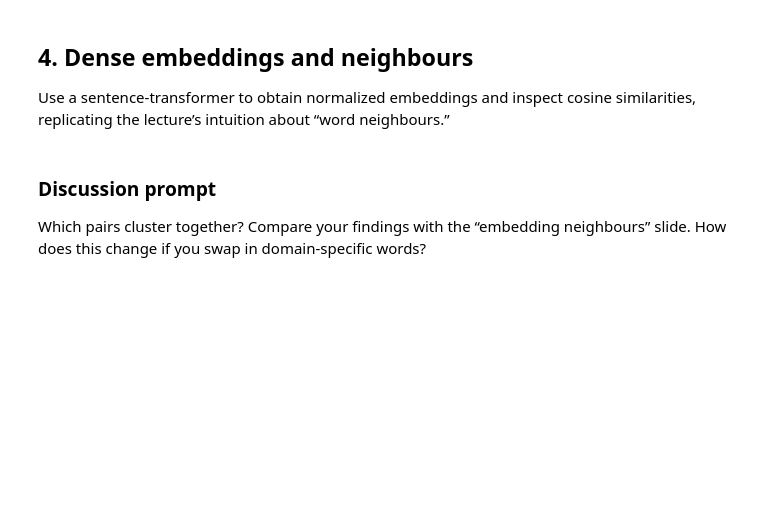
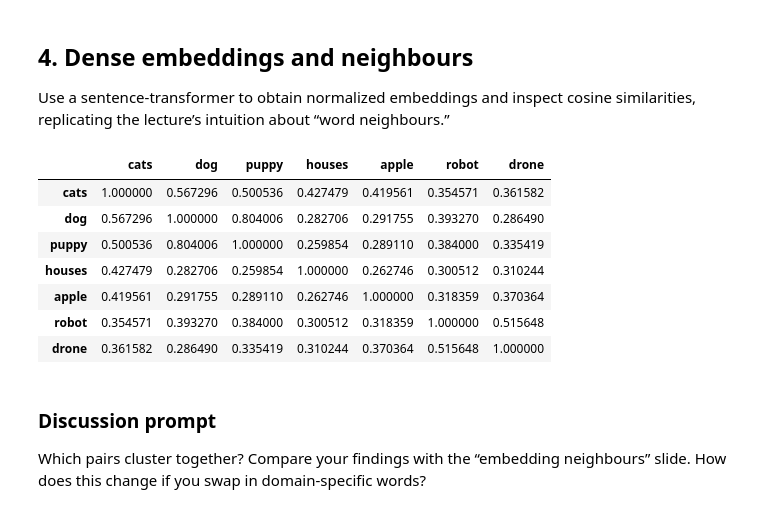
Before and after one commit to NaitsabesMue/llms-data-science-course, a Jupyter notebook: labs/week_1_tokenization.ipynb, the cells around one changed output. Saved outputs shown, nothing was run; the diff lists cells and outputs as text; code cells hidden in the pictures; blank space fills up the shorter version.

```diff
--- a/labs/week_1_tokenization.ipynb
+++ b/labs/week_1_tokenization.ipynb
@@ -250,24 +266,34 @@ Use a sentence-transformer to obtain normalized embeddings and inspect cosine si
 # %%
 embedding_model_name = "sentence-transformers/all-MiniLM-L6-v2"
 embedding_tokenizer = AutoTokenizer.from_pretrained(embedding_model_name)
 embedding_model = AutoModel.from_pretrained(embedding_model_name).to(DEVICE)
 
 def encode_texts(texts: list[str]) -> torch.Tensor:
     encoded = embedding_tokenizer(texts, padding=True, truncation=True, return_tensors="pt").to(DEVICE)
     with torch.no_grad():
         model_output = embedding_model(**encoded)
-    # Mean pooling then L2 normalize
-    embeddings = model_output.last_hidden_state.mean(dim=1)
+    # Mean pooling over real tokens, excluding padding, then L2 normalize
+    mask = encoded["attention_mask"].unsqueeze(-1)
+    embeddings = (model_output.last_hidden_state * mask).sum(dim=1) / mask.sum(dim=1).clamp(min=1)
     embeddings = torch.nn.functional.normalize(embeddings, p=2, dim=1)
     return embeddings.cpu()
 
 words = ["cats", "dog", "puppy", "houses", "apple", "robot", "drone"]
 embeddings = encode_texts(words)
 
 cos = torch.matmul(embeddings, embeddings.T)
 
 similarity_df = pd.DataFrame(cos.numpy(), index=words, columns=words)
 similarity_df
+# %% [output]
+|  | cats | dog | puppy | houses | apple | robot | drone |
+| cats | 1.000000 | 0.567296 | 0.500536 | 0.427479 | 0.419561 | 0.354571 | 0.361582 |
+| dog | 0.567296 | 1.000000 | 0.804006 | 0.282706 | 0.291755 | 0.393270 | 0.286490 |
+| puppy | 0.500536 | 0.804006 | 1.000000 | 0.259854 | 0.289110 | 0.384000 | 0.335419 |
+| houses | 0.427479 | 0.282706 | 0.259854 | 1.000000 | 0.262746 | 0.300512 | 0.310244 |
+| apple | 0.419561 | 0.291755 | 0.289110 | 0.262746 | 1.000000 | 0.318359 | 0.370364 |
+| robot | 0.354571 | 0.393270 | 0.384000 | 0.300512 | 0.318359 | 1.000000 | 0.515648 |
+| drone | 0.361582 | 0.286490 | 0.335419 | 0.310244 | 0.370364 | 0.515648 | 1.000000 |
 # %% [markdown]
 ### Discussion prompt
 
```
Also changed, not shown: parts of 2 cells of this notebook, 32 other files.
